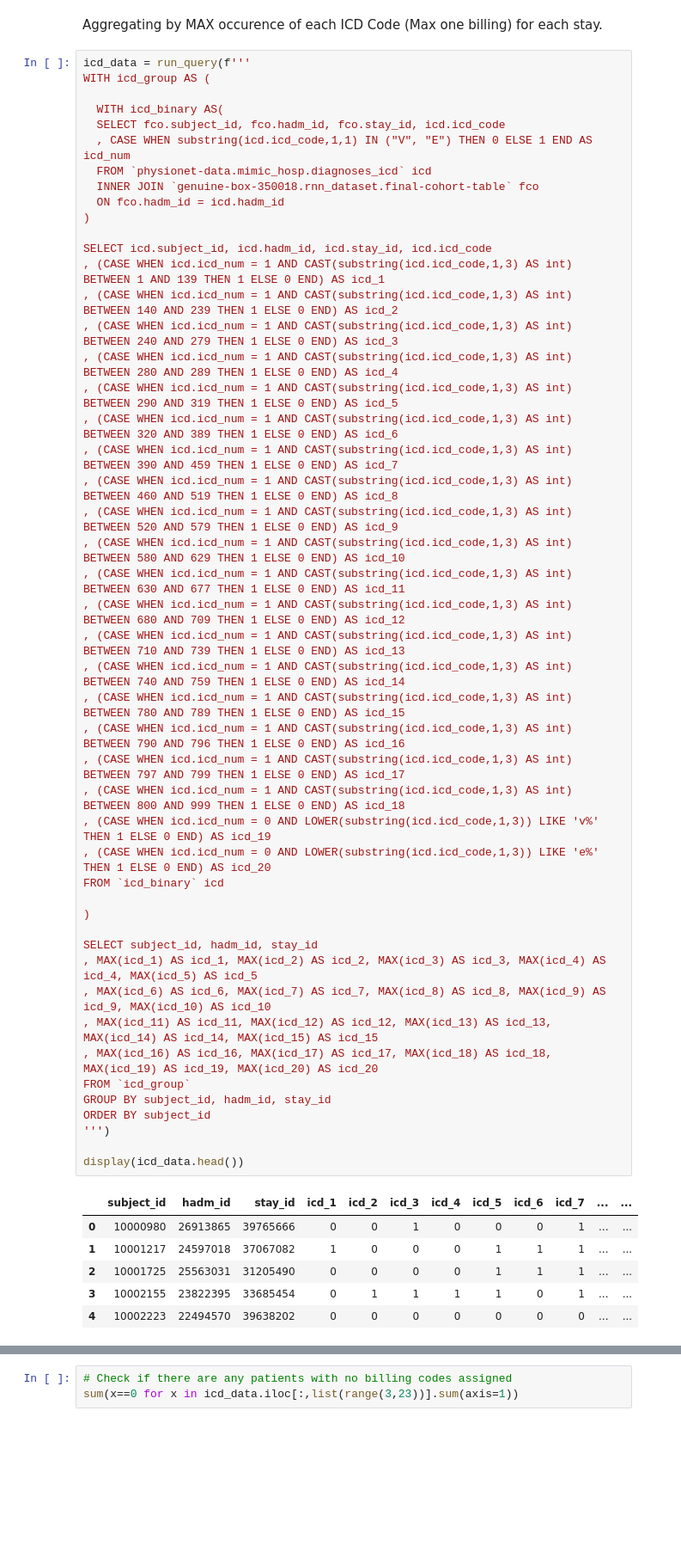
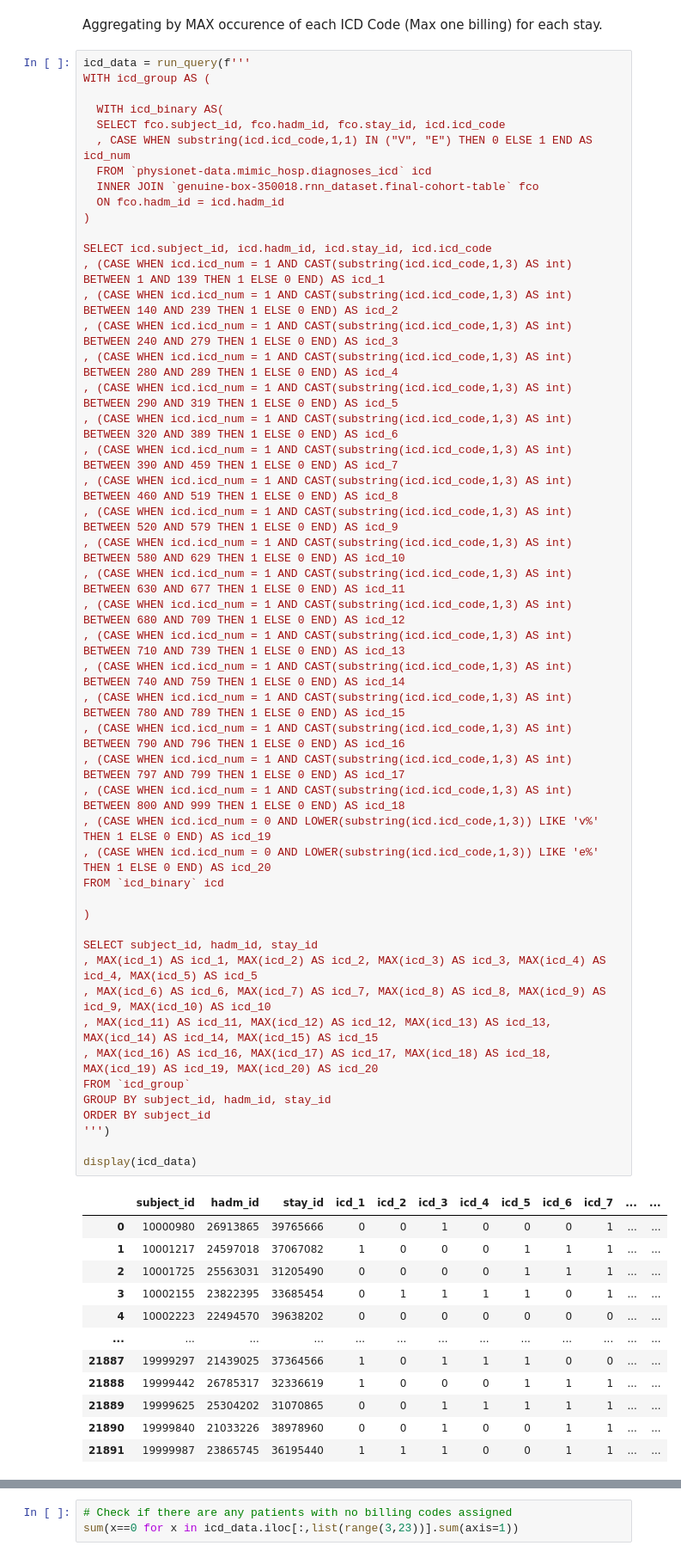
Before and after one commit to suvdzul/Reproduce-RNN-paper, a Jupyter notebook: acquire/cohort/Cohort_ICD_Codes.ipynb, the cells around one changed output, grey strips where cells are left out. Shown at 86% size. Drawn from its saved outputs; the diff is of its cells as text; blank space fills up the shorter version.

```diff
--- a/acquire/cohort/Cohort_ICD_Codes.ipynb
+++ b/acquire/cohort/Cohort_ICD_Codes.ipynb
@@ -159,31 +154,37 @@ SELECT icd.subject_id, icd.hadm_id, icd.stay_id, icd.icd_code
 , (CASE WHEN icd.icd_num = 1 AND CAST(substring(icd.icd_code,1,3) AS int) BETWEEN 680 AND 709 THEN 1 ELSE 0 END) AS icd_12
 , (CASE WHEN icd.icd_num = 1 AND CAST(substring(icd.icd_code,1,3) AS int) BETWEEN 710 AND 739 THEN 1 ELSE 0 END) AS icd_13
 , (CASE WHEN icd.icd_num = 1 AND CAST(substring(icd.icd_code,1,3) AS int) BETWEEN 740 AND 759 THEN 1 ELSE 0 END) AS icd_14
 , (CASE WHEN icd.icd_num = 1 AND CAST(substring(icd.icd_code,1,3) AS int) BETWEEN 780 AND 789 THEN 1 ELSE 0 END) AS icd_15
 , (CASE WHEN icd.icd_num = 1 AND CAST(substring(icd.icd_code,1,3) AS int) BETWEEN 790 AND 796 THEN 1 ELSE 0 END) AS icd_16
 , (CASE WHEN icd.icd_num = 1 AND CAST(substring(icd.icd_code,1,3) AS int) BETWEEN 797 AND 799 THEN 1 ELSE 0 END) AS icd_17
 , (CASE WHEN icd.icd_num = 1 AND CAST(substring(icd.icd_code,1,3) AS int) BETWEEN 800 AND 999 THEN 1 ELSE 0 END) AS icd_18
 , (CASE WHEN icd.icd_num = 0 AND LOWER(substring(icd.icd_code,1,3)) LIKE 'v%' THEN 1 ELSE 0 END) AS icd_19
 , (CASE WHEN icd.icd_num = 0 AND LOWER(substring(icd.icd_code,1,3)) LIKE 'e%' THEN 1 ELSE 0 END) AS icd_20
 FROM `icd_binary` icd
 
 )
 
 SELECT subject_id, hadm_id, stay_id
 , MAX(icd_1) AS icd_1, MAX(icd_2) AS icd_2, MAX(icd_3) AS icd_3, MAX(icd_4) AS icd_4, MAX(icd_5) AS icd_5
 , MAX(icd_6) AS icd_6, MAX(icd_7) AS icd_7, MAX(icd_8) AS icd_8, MAX(icd_9) AS icd_9, MAX(icd_10) AS icd_10
 , MAX(icd_11) AS icd_11, MAX(icd_12) AS icd_12, MAX(icd_13) AS icd_13, MAX(icd_14) AS icd_14, MAX(icd_15) AS icd_15
 , MAX(icd_16) AS icd_16, MAX(icd_17) AS icd_17, MAX(icd_18) AS icd_18, MAX(icd_19) AS icd_19, MAX(icd_20) AS icd_20
 FROM `icd_group`
 GROUP BY subject_id, hadm_id, stay_id
 ORDER BY subject_id
 ''')
 
-display(icd_data.head())
+display(icd_data)
 # %% [output]
 |  | subject_id | hadm_id | stay_id | icd_1 | icd_2 | icd_3 | icd_4 | icd_5 | icd_6 | icd_7 | ... | ... |
 | 0 | 10000980 | 26913865 | 39765666 | 0 | 0 | 1 | 0 | 0 | 0 | 1 | ... | ... |
 | 1 | 10001217 | 24597018 | 37067082 | 1 | 0 | 0 | 0 | 1 | 1 | 1 | ... | ... |
 | 2 | 10001725 | 25563031 | 31205490 | 0 | 0 | 0 | 0 | 1 | 1 | 1 | ... | ... |
 | 3 | 10002155 | 23822395 | 33685454 | 0 | 1 | 1 | 1 | 1 | 0 | 1 | ... | ... |
 | 4 | 10002223 | 22494570 | 39638202 | 0 | 0 | 0 | 0 | 0 | 0 | 0 | ... | ... |
+| ... | ... | ... | ... | ... | ... | ... | ... | ... | ... | ... | ... | ... |
+| 21887 | 19999297 | 21439025 | 37364566 | 1 | 0 | 1 | 1 | 1 | 0 | 0 | ... | ... |
+| 21888 | 19999442 | 26785317 | 32336619 | 1 | 0 | 0 | 0 | 1 | 1 | 1 | ... | ... |
+| 21889 | 19999625 | 25304202 | 31070865 | 0 | 0 | 1 | 1 | 1 | 1 | 1 | ... | ... |
+| 21890 | 19999840 | 21033226 | 38978960 | 0 | 0 | 1 | 0 | 0 | 1 | 1 | ... | ... |
+| 21891 | 19999987 | 23865745 | 36195440 | 1 | 1 | 1 | 0 | 0 | 1 | 1 | ... | ... |
```
Also changed, not shown: parts of 3 cells of this notebook.
